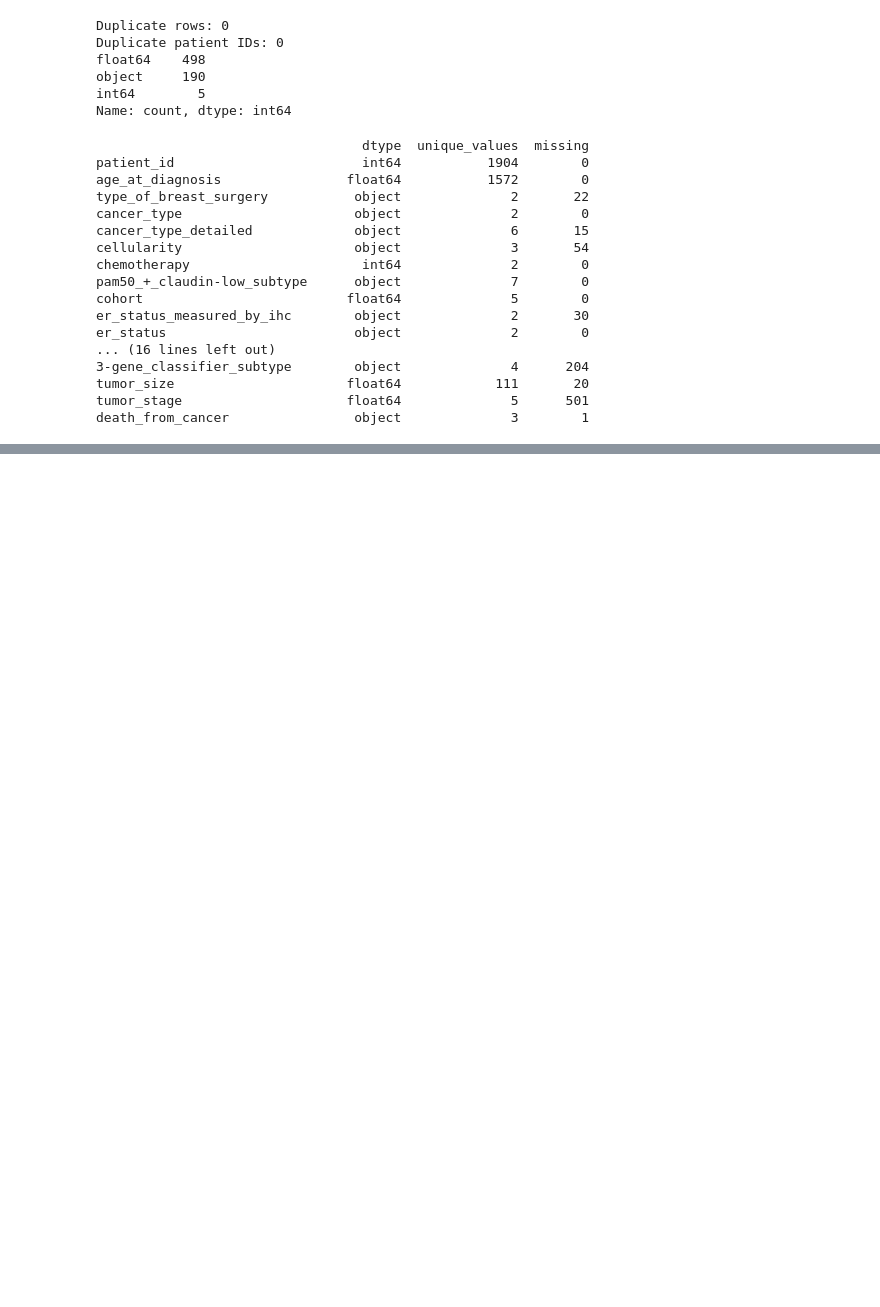
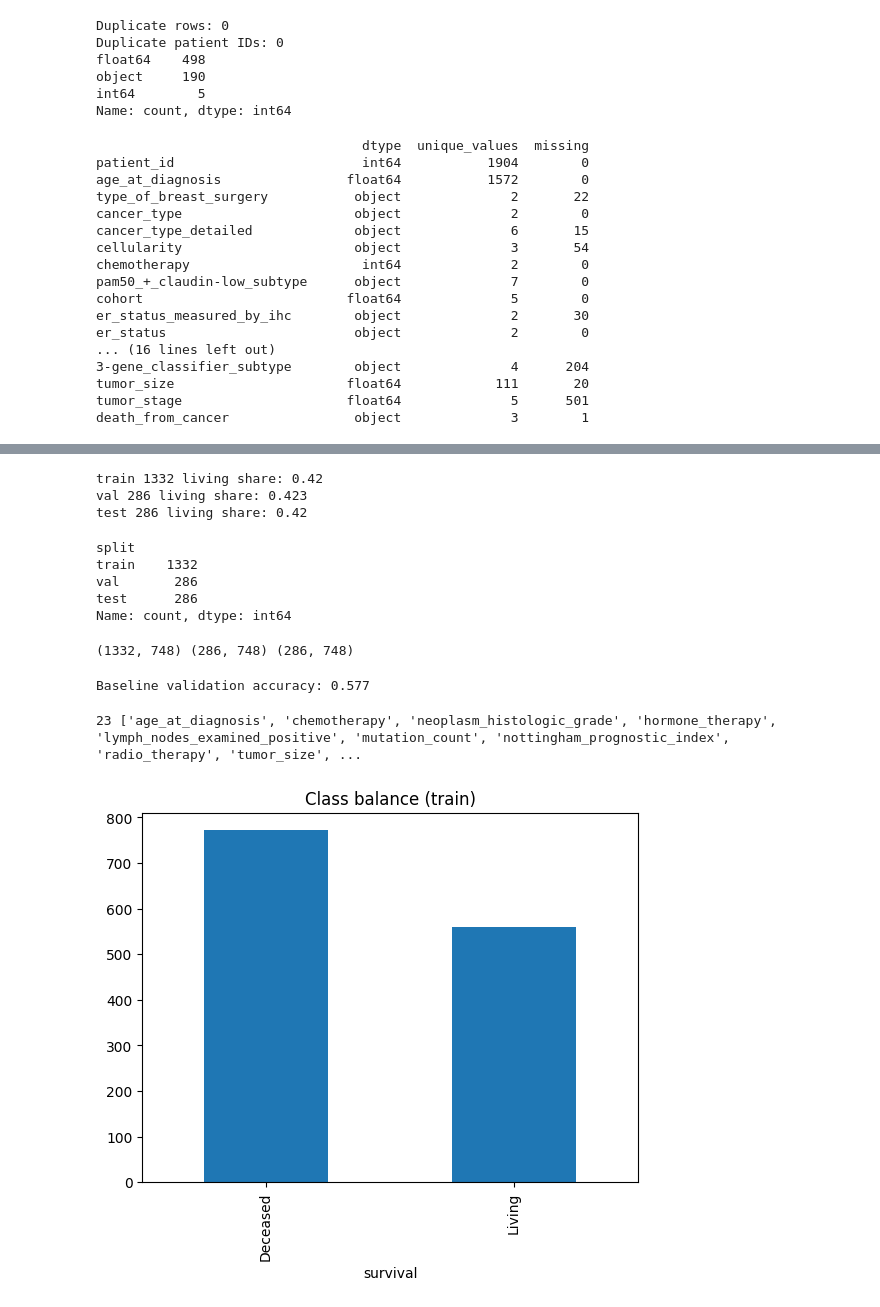
Before and after one commit to ParthHarde/breast-cancer-project, a Jupyter notebook: metabric/01_metabric_data.ipynb, the cells around one changed output, grey strips where cells are left out. Drawn from its saved outputs; the diff is of its cells as text; code cells hidden in the pictures; blank space fills up the shorter version.

```diff
--- a/metabric/01_metabric_data.ipynb
+++ b/metabric/01_metabric_data.ipynb
@@ -167,0 +226,8 @@ death_from_cancer                object              3        1
+# %%
+num_clin = [c for c in clinical_features if df[c].dtype != "object"]
+cat_clin = [c for c in clinical_features if df[c].dtype == "object"]
+mut_features = list(X_mut.columns)
+
+print(len(num_clin), len(cat_clin), len(expr_cols), len(mut_features))  # expect 10 16 489 173
+print("Numeric clinical:", num_clin)
+print("Text clinical:", cat_clin)
@@ -167,0 +286,64 @@ death_from_cancer                object              3        1
+# %%
+from sklearn.model_selection import train_test_split
+
+idx = np.arange(len(X))
+idx_train, idx_temp = train_test_split(
+    idx, test_size=0.30, stratify=y, random_state=42)
+idx_val, idx_test = train_test_split(
+    idx_temp, test_size=0.50, stratify=y.iloc[idx_temp], random_state=42)
+
+X_train, y_train = X.iloc[idx_train], y.iloc[idx_train]
+X_val,   y_val   = X.iloc[idx_val],   y.iloc[idx_val]
+X_test,  y_test  = X.iloc[idx_test],  y.iloc[idx_test]
+
+for name, yy in [("train", y_train), ("val", y_val), ("test", y_test)]:
+    print(name, len(yy), "living share:", round(yy.mean(), 3))
+# %% [output]
+train 1332 living share: 0.42
+val 286 living share: 0.423
+test 286 living share: 0.42
+# %%
+split_df = pd.concat([
+    pd.DataFrame({"patient_id": df["patient_id"].iloc[idx_train].values, "split": "train"}),
+    pd.DataFrame({"patient_id": df["patient_id"].iloc[idx_val].values,   "split": "val"}),
+    pd.DataFrame({"patient_id": df["patient_id"].iloc[idx_test].values,  "split": "test"}),
+])
+split_df.to_csv(f"{BASE}/data/processed/split_ids.csv", index=False)
+print(split_df["split"].value_counts())
+# %% [output]
+split
+train    1332
+val       286
+test      286
+Name: count, dtype: int64
+# %%
+preprocessor.fit(X_train)                 # learns from TRAIN only
+Xtr  = preprocessor.transform(X_train)
+Xval = preprocessor.transform(X_val)      # applies the same numbers, learns nothing new
+Xte  = preprocessor.transform(X_test)
+print(Xtr.shape, Xval.shape, Xte.shape)
+# %% [output]
+(1332, 748) (286, 748) (286, 748)
+# %%
+from sklearn.dummy import DummyClassifier
+dummy = DummyClassifier(strategy="most_frequent").fit(Xtr, y_train)
+print("Baseline validation accuracy:", round(dummy.score(Xval, y_val), 3))   # about 0.58
+# %% [output]
+Baseline validation accuracy: 0.577
+# %%
+derived = ["pam50_+_claudin-low_subtype", "integrative_cluster", "3-gene_classifier_subtype"]
+web_features = [c for c in num_clin + cat_clin if c not in derived]
+print(len(web_features), web_features)
+# %% [output]
+23 ['age_at_diagnosis', 'chemotherapy', 'neoplasm_histologic_grade', 'hormone_therapy', 'lymph_nodes_examined_positive', 'mutation_count', 'nottingham_prognostic_index', 'radio_therapy', 'tumor_size', ...
+# %%
+import matplotlib.pyplot as plt
+import seaborn as sns
+
+train = X_train.copy()
+train["survival"] = y_train.map({0: "Deceased", 1: "Living"})
+# %%
+train["survival"].value_counts().plot(kind="bar", title="Class balance (train)")
+plt.show()
+# %% [output]
+[figure, added]
```
Also changed, not shown: parts of 17 cells of this notebook.
